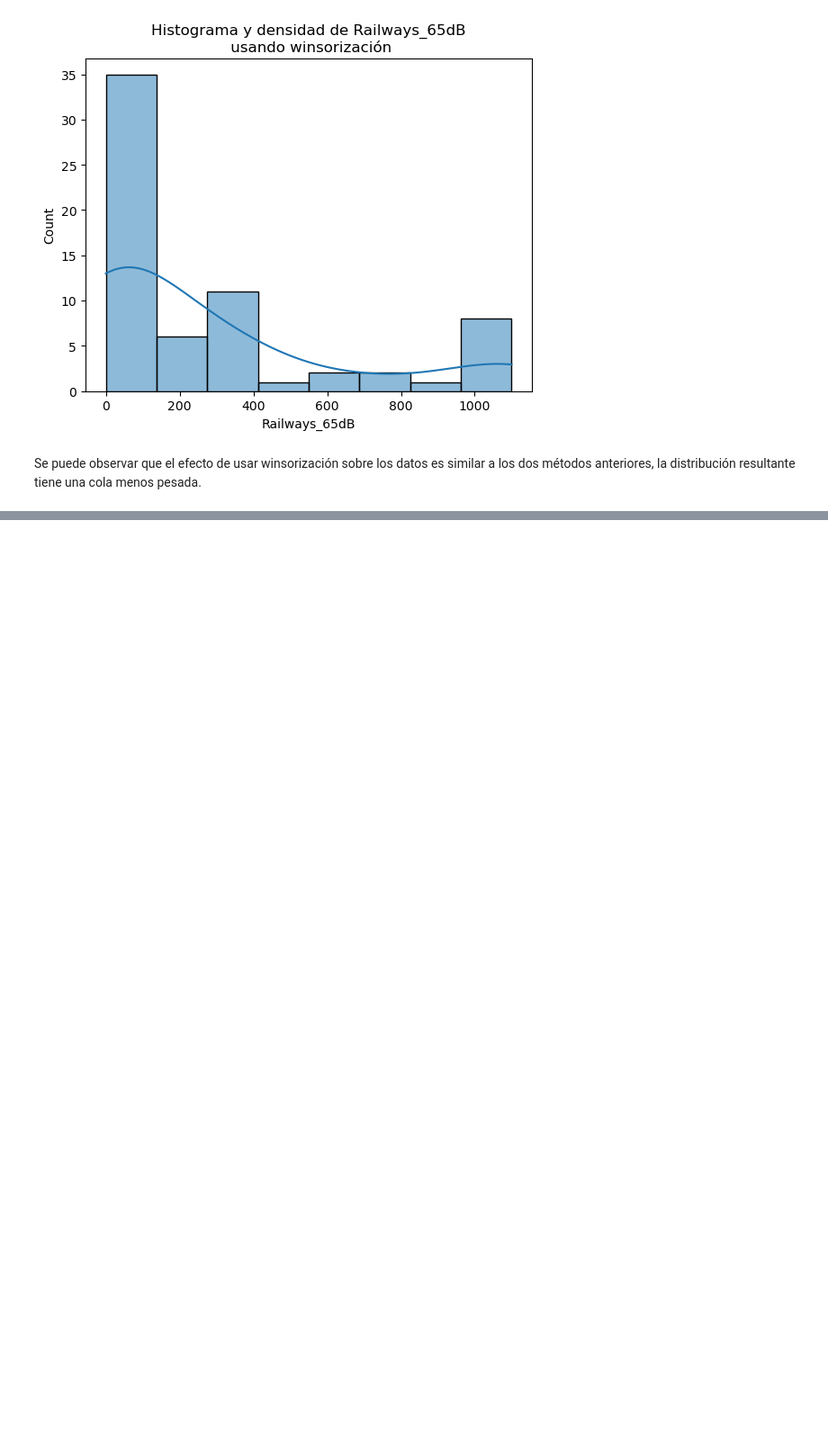
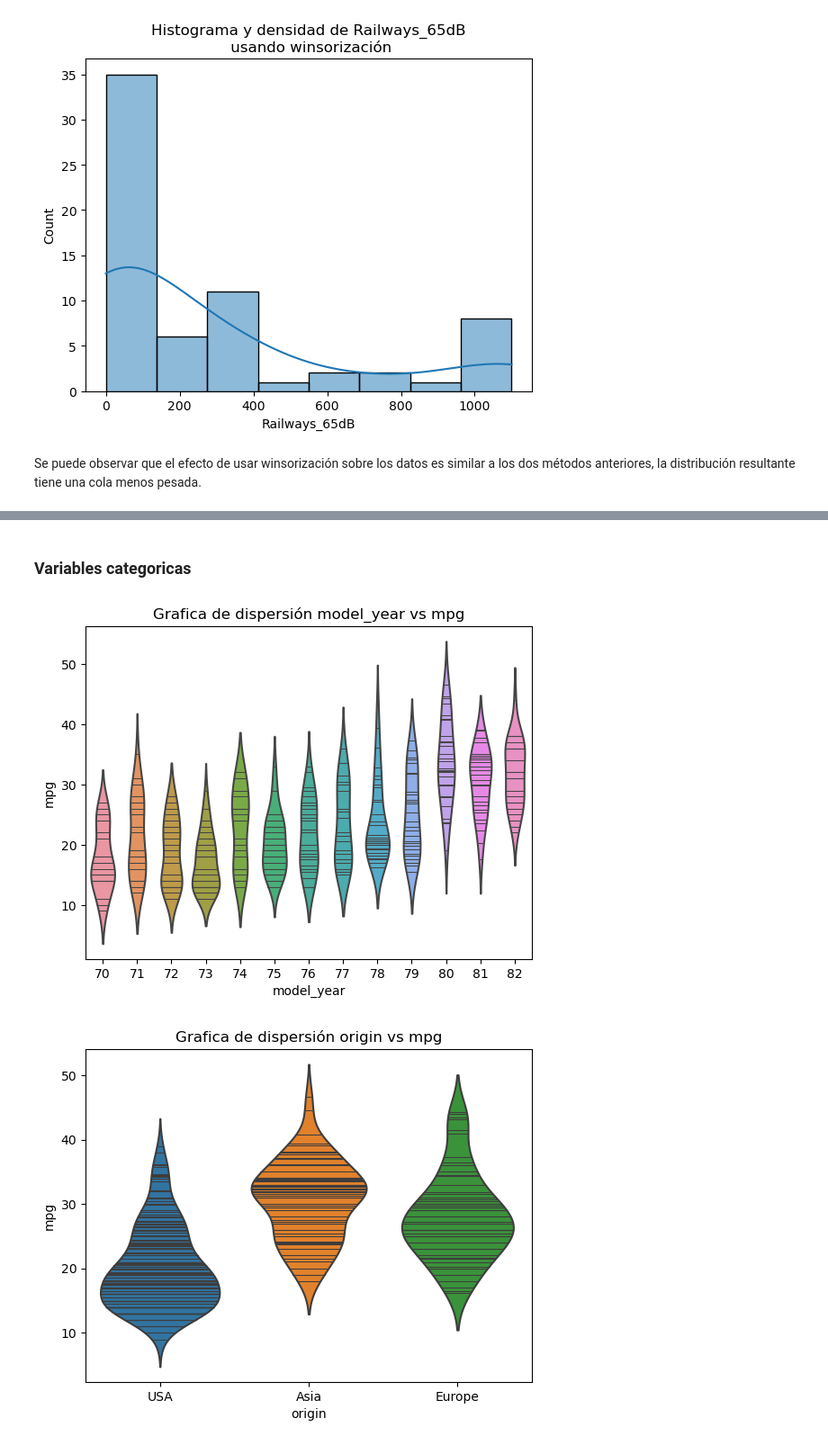
Before and after one commit to Deivid-code/Trabajo-1-mineria-de-datos, a Jupyter notebook: Trabajo 1 minería de datos.ipynb, the cells around one changed output, grey strips where cells are left out. Shown at 90% size. Saved outputs shown, nothing was run; the diff lists cells and outputs as text; code cells hidden in the pictures; blank space fills up the shorter version.

```diff
--- a/Trabajo 1 minería de datos.ipynb
+++ b/Trabajo 1 minería de datos.ipynb
@@ -682,0 +772,18 @@ Se puede observar que el efecto de usar winsorización sobre los datos es simila
+# %% [markdown]
+### Variables categoricas
+# %%
+data["origin"] = data["origin"].replace({1: "USA", 2: "Europe", 3: "Asia"})
+# %%
+for col in ["model_year", "origin", "cylinders"]:
+
+  sns.violinplot(x=col, y='mpg', bw_adjust=.5, inner="stick", data=data)
+  # Add labels and title
+  plt.xlabel(f"{col}")
+  plt.ylabel(f"mpg")
+  plt.title(f"Grafica de dispersión {col} vs mpg")
+
+  # Display the plot
+  plt.show()
+# %% [output]
+[figure, added]
+[figure, added]
```
Also changed, not shown: parts of 37 cells of this notebook.
